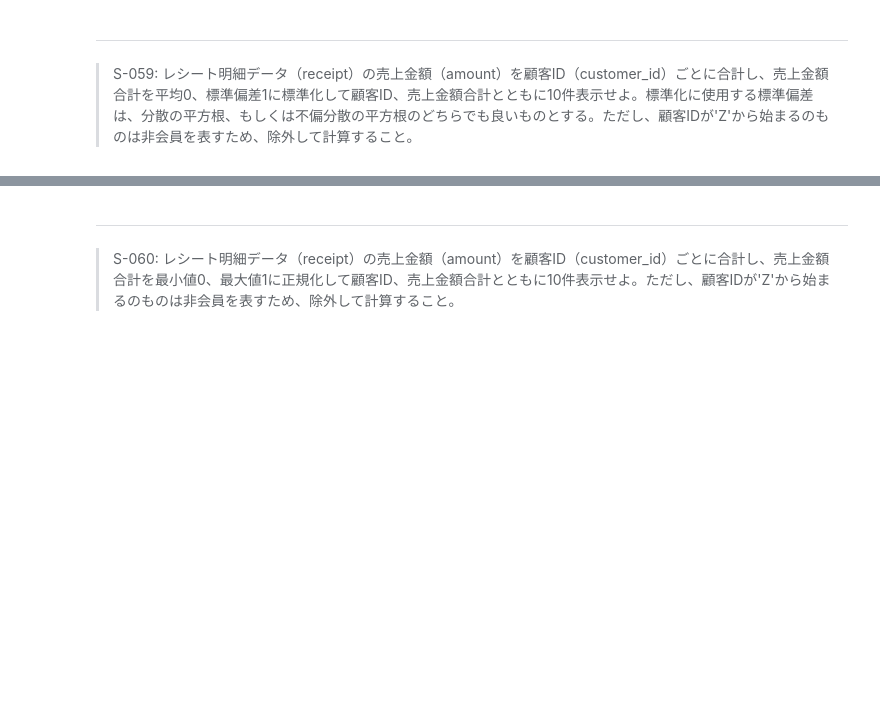
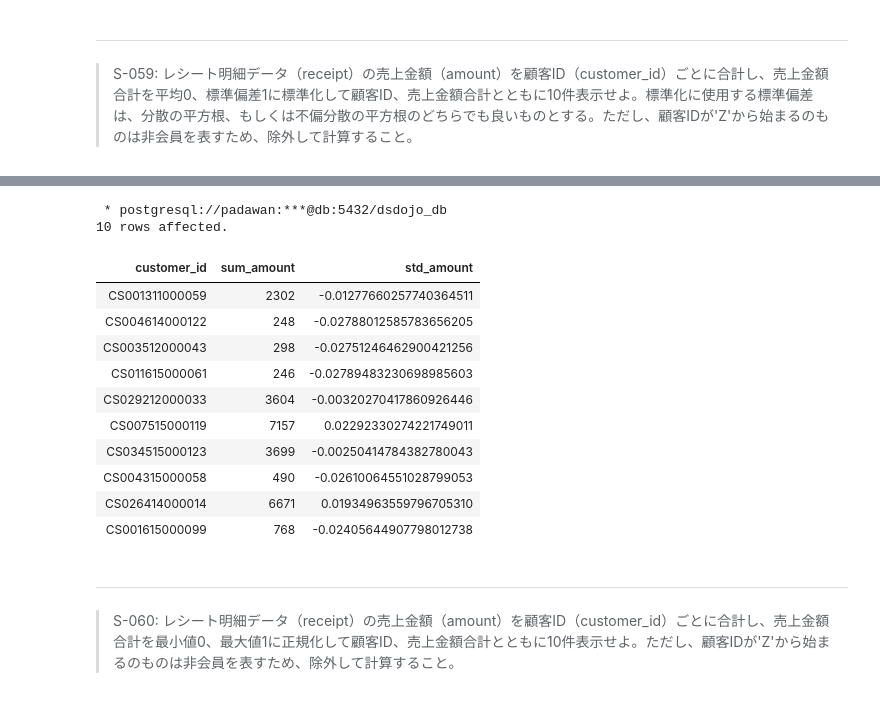
Before and after one commit to KJR020/100knocks-preprocess, a Jupyter notebook: docker/work/preprocess_knock_SQL.ipynb, the cells around one changed output, grey strips where cells are left out. Saved outputs shown, nothing was run; the diff lists cells and outputs as text; code cells hidden in the pictures; blank space fills up the shorter version.

```diff
--- a/docker/work/preprocess_knock_SQL.ipynb
+++ b/docker/work/preprocess_knock_SQL.ipynb
@@ -1904,3 +1946,47 @@ LIMIT 10
+# %%
+%%sql
+
+-- コード例2 (STDDEV_SAMPで標準化、コード例2と若干値が変わる)
+WITH sales_amount AS(
+    SELECT
+        customer_id,
+        SUM(amount) as sum_amount
+    FROM
+        receipt
+    WHERE
+        customer_id NOT LIKE 'Z&'
+    GROUP BY
+        customer_id
+),
+stats_amount AS (
+    SELECT
+        AVG(sum_amount) AS avg_amount,
+        STDDEV_SAMP(sum_amount) AS stddev_amount
+    FROM
+        sales_amount
+)
+SELECT
+    customer_id,
+    sum_amount,
+    (sum_amount - avg_amount) / stddev_amount AS std_amount
+FROM sales_amount
+CROSS JOIN stats_amount
+LIMIT 10
+;
+# %% [output]
+ * postgresql://padawan:***@db:5432/dsdojo_db
+10 rows affected.
+| customer_id | sum_amount | std_amount |
+| CS001311000059 | 2302 | -0.01277660257740364511 |
+| CS004614000122 | 248 | -0.02788012585783656205 |
+| CS003512000043 | 298 | -0.02751246462900421256 |
+| CS011615000061 | 246 | -0.02789483230698985603 |
+| CS029212000033 | 3604 | -0.00320270417860926446 |
+| CS007515000119 | 7157 | 0.02292330274221749011 |
+| CS034515000123 | 3699 | -0.00250414784382780043 |
+| CS004315000058 | 490 | -0.02610064551028799053 |
+| CS026414000014 | 6671 | 0.01934963559796705310 |
+| CS001615000099 | 768 | -0.02405644907798012738 |
 # %% [markdown]
 ---
 > S-060: レシート明細データ（receipt）の売上金額（amount）を顧客ID（customer_id）ごとに合計し、売上金額合計を最小値0、最大値1に正規化して顧客ID、売上金額合計とともに10件表示せよ。ただし、顧客IDが'Z'から始まるのものは非会員を表すため、除外して計算すること。
```
Also changed, not shown: parts of 4 cells of this notebook.
